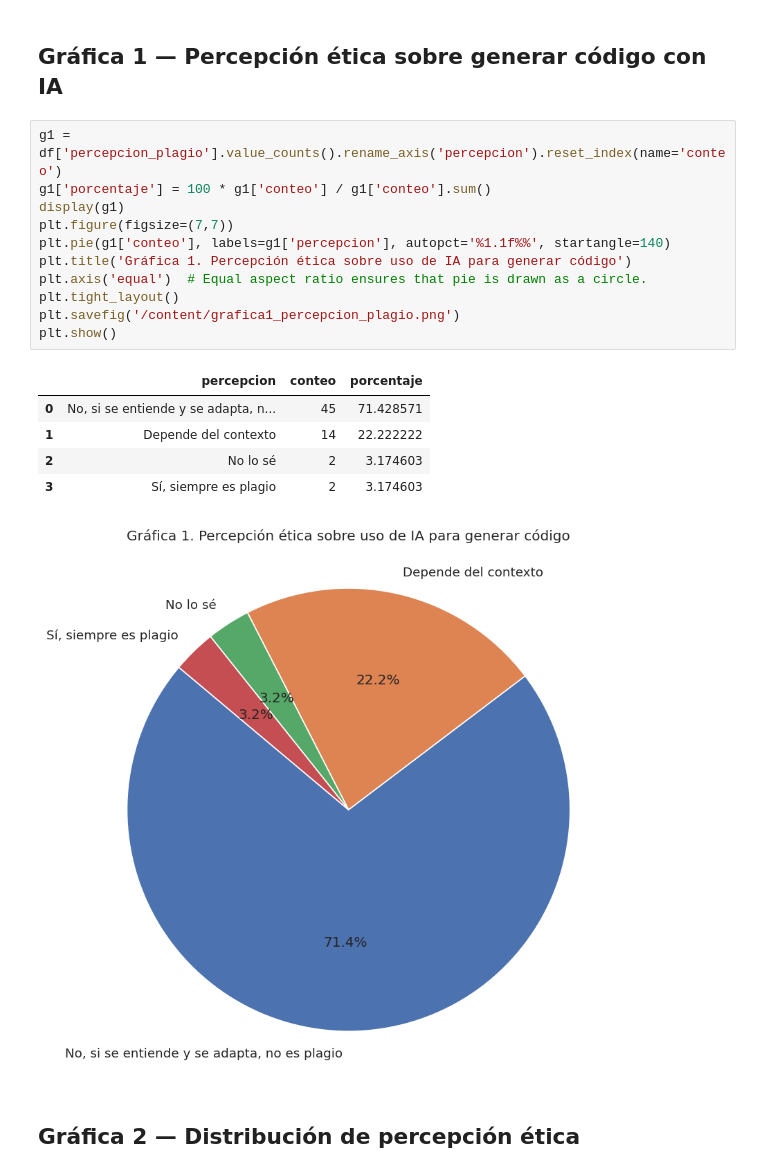
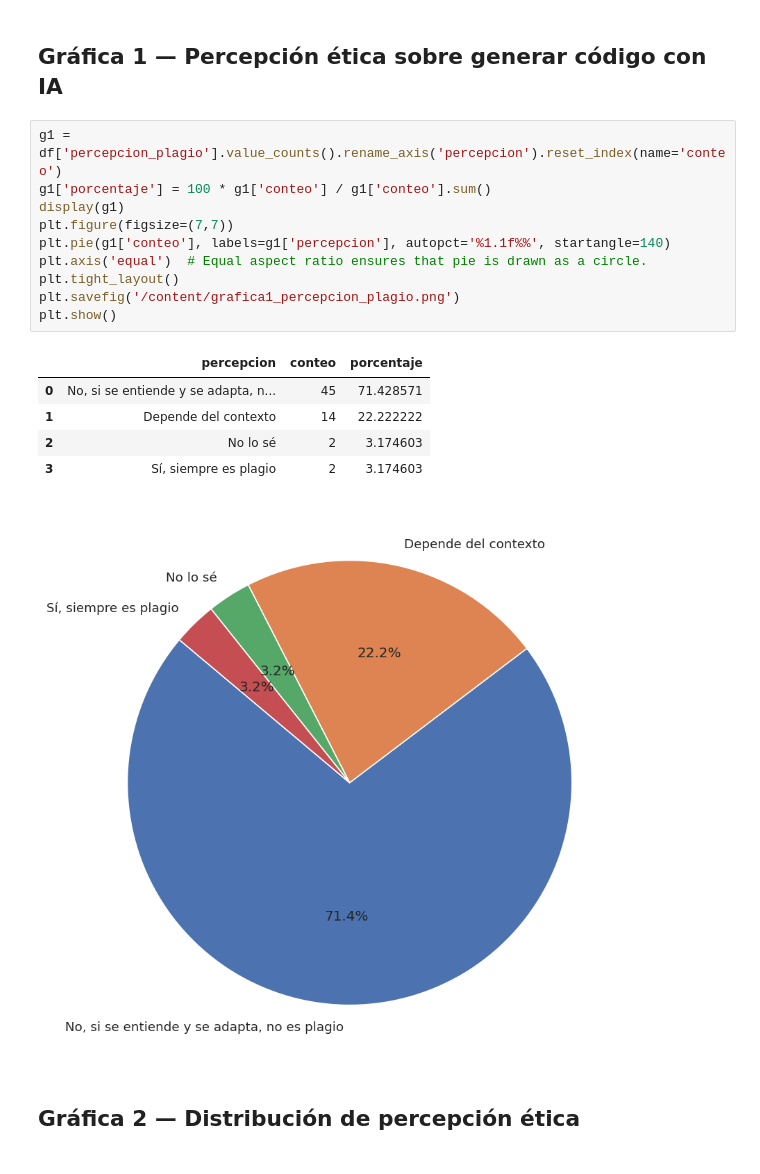
Before and after one commit to chriosch/CEINN-2025, a Jupyter notebook: analisis_encuesta.ipynb, the cells around one changed output. Saved outputs shown, nothing was run; the diff lists cells and outputs as text.

```diff
--- a/analisis_encuesta.ipynb
+++ b/analisis_encuesta.ipynb
@@ -94,21 +94,20 @@ tabla1_total.to_csv('/content/tabla1_orientacion_por_ciclo.csv')
 # %%
 g1 = df['percepcion_plagio'].value_counts().rename_axis('percepcion').reset_index(name='conteo')
 g1['porcentaje'] = 100 * g1['conteo'] / g1['conteo'].sum()
 display(g1)
 plt.figure(figsize=(7,7))
 plt.pie(g1['conteo'], labels=g1['percepcion'], autopct='%1.1f%%', startangle=140)
-plt.title('Gráfica 1. Percepción ética sobre uso de IA para generar código')
 plt.axis('equal')  # Equal aspect ratio ensures that pie is drawn as a circle.
 plt.tight_layout()
 plt.savefig('/content/grafica1_percepcion_plagio.png')
 plt.show()
 # %% [output]
 |  | percepcion | conteo | porcentaje |
 | 0 | No, si se entiende y se adapta, n... | 45 | 71.428571 |
 | 1 | Depende del contexto | 14 | 22.222222 |
 | 2 | No lo sé | 2 | 3.174603 |
 | 3 | Sí, siempre es plagio | 2 | 3.174603 |
-[figure, old version]
+[figure, new version]
 # %% [markdown]
 ## Gráfica 2 — Distribución de percepción ética
 # %%
```
Also changed, not shown: parts of 2 cells of this notebook.
